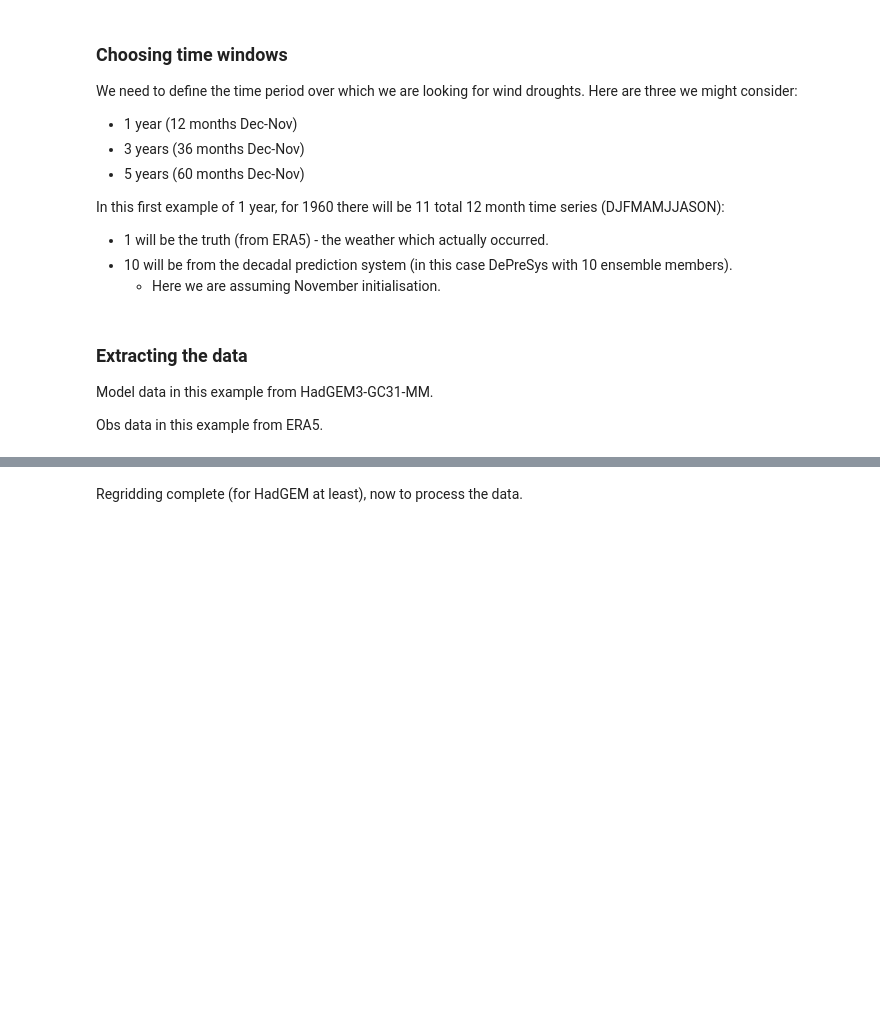
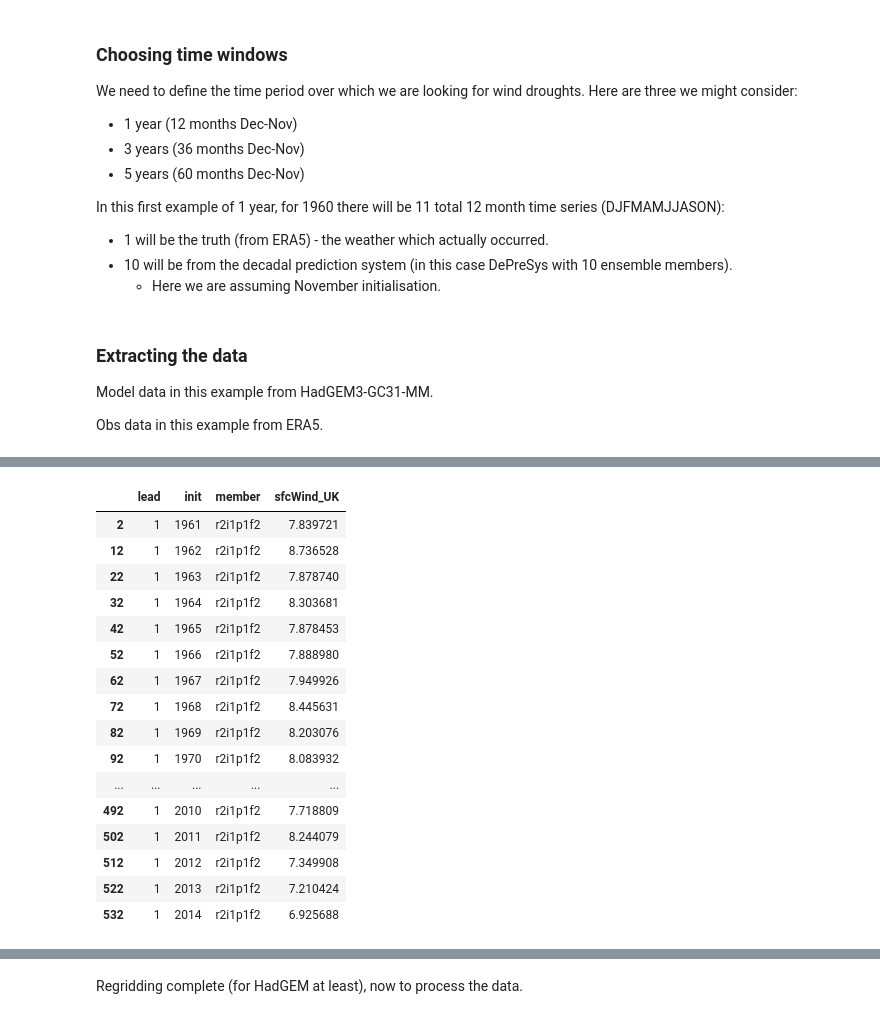
Before and after one commit to benhutchmet/unseen_multi_year, a Jupyter notebook: multi_year_unseen.ipynb, the cells around one changed output, grey strips where cells are left out. Saved outputs shown, nothing was run; the diff lists cells and outputs as text; code cells hidden in the pictures; blank space fills up the shorter version.

```diff
--- a/multi_year_unseen.ipynb
+++ b/multi_year_unseen.ipynb
@@ -319,0 +357,3 @@ df_subset
+# %%
+# select another ensemble member
+df_subset_r2 = df_subset[df_subset['member'] == 'r2i1p1f2']
@@ -320,3 +380,23 @@ df_subset
+# %%
+df_subset_r2
+# %% [output]
+|  | lead | init | member | sfcWind_UK |
+| 2 | 1 | 1961 | r2i1p1f2 | 7.839721 |
+| 12 | 1 | 1962 | r2i1p1f2 | 8.736528 |
+| 22 | 1 | 1963 | r2i1p1f2 | 7.878740 |
+| 32 | 1 | 1964 | r2i1p1f2 | 8.303681 |
+| 42 | 1 | 1965 | r2i1p1f2 | 7.878453 |
+| 52 | 1 | 1966 | r2i1p1f2 | 7.888980 |
+| 62 | 1 | 1967 | r2i1p1f2 | 7.949926 |
+| 72 | 1 | 1968 | r2i1p1f2 | 8.445631 |
+| 82 | 1 | 1969 | r2i1p1f2 | 8.203076 |
+| 92 | 1 | 1970 | r2i1p1f2 | 8.083932 |
+| ... | ... | ... | ... | ... |
+| 492 | 1 | 2010 | r2i1p1f2 | 7.718809 |
+| 502 | 1 | 2011 | r2i1p1f2 | 8.244079 |
+| 512 | 1 | 2012 | r2i1p1f2 | 7.349908 |
+| 522 | 1 | 2013 | r2i1p1f2 | 7.210424 |
+| 532 | 1 | 2014 | r2i1p1f2 | 6.925688 |
 # %%
 import importlib
 
```
Also changed, not shown: parts of 47 cells of this notebook, 2 other files.
